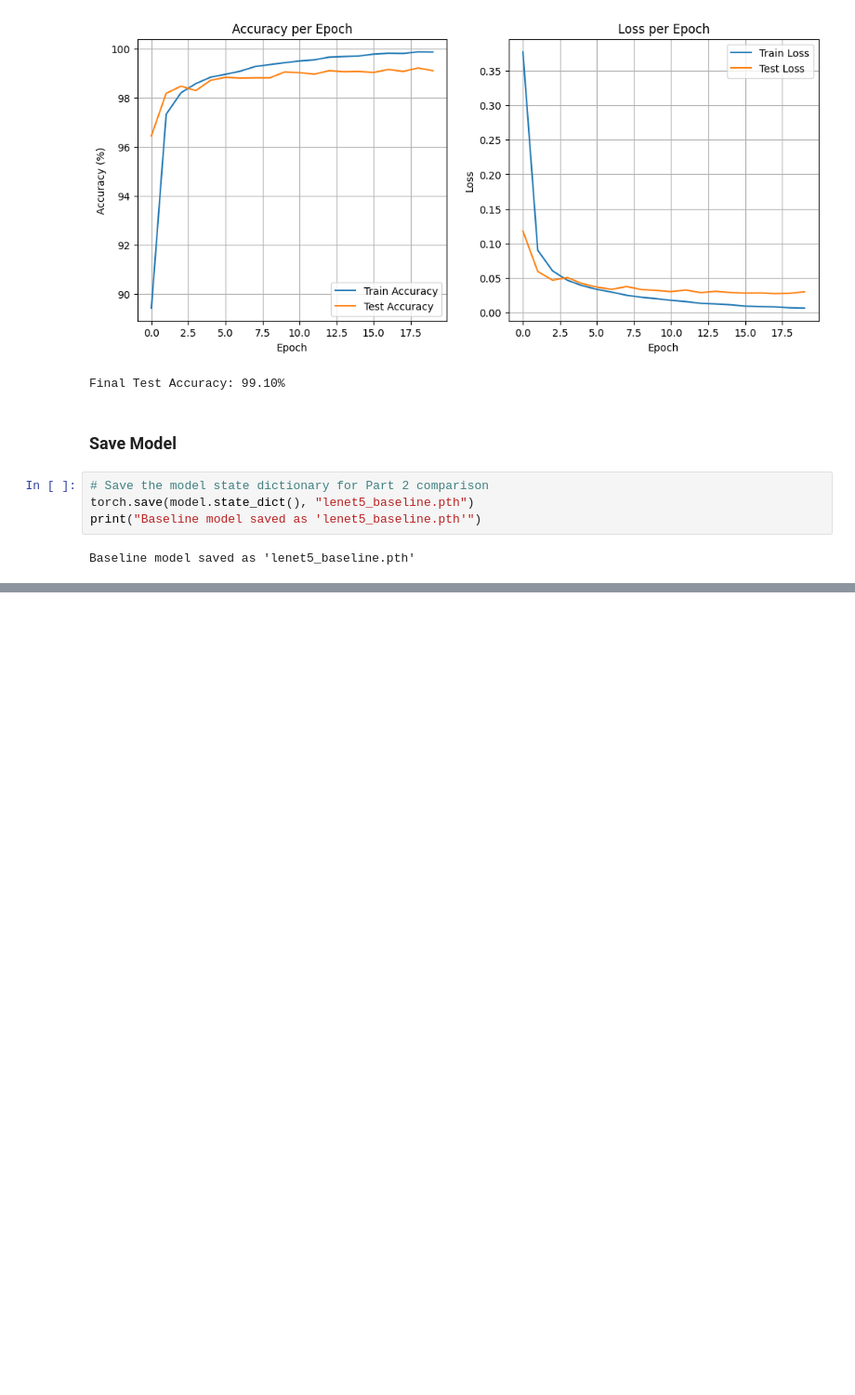
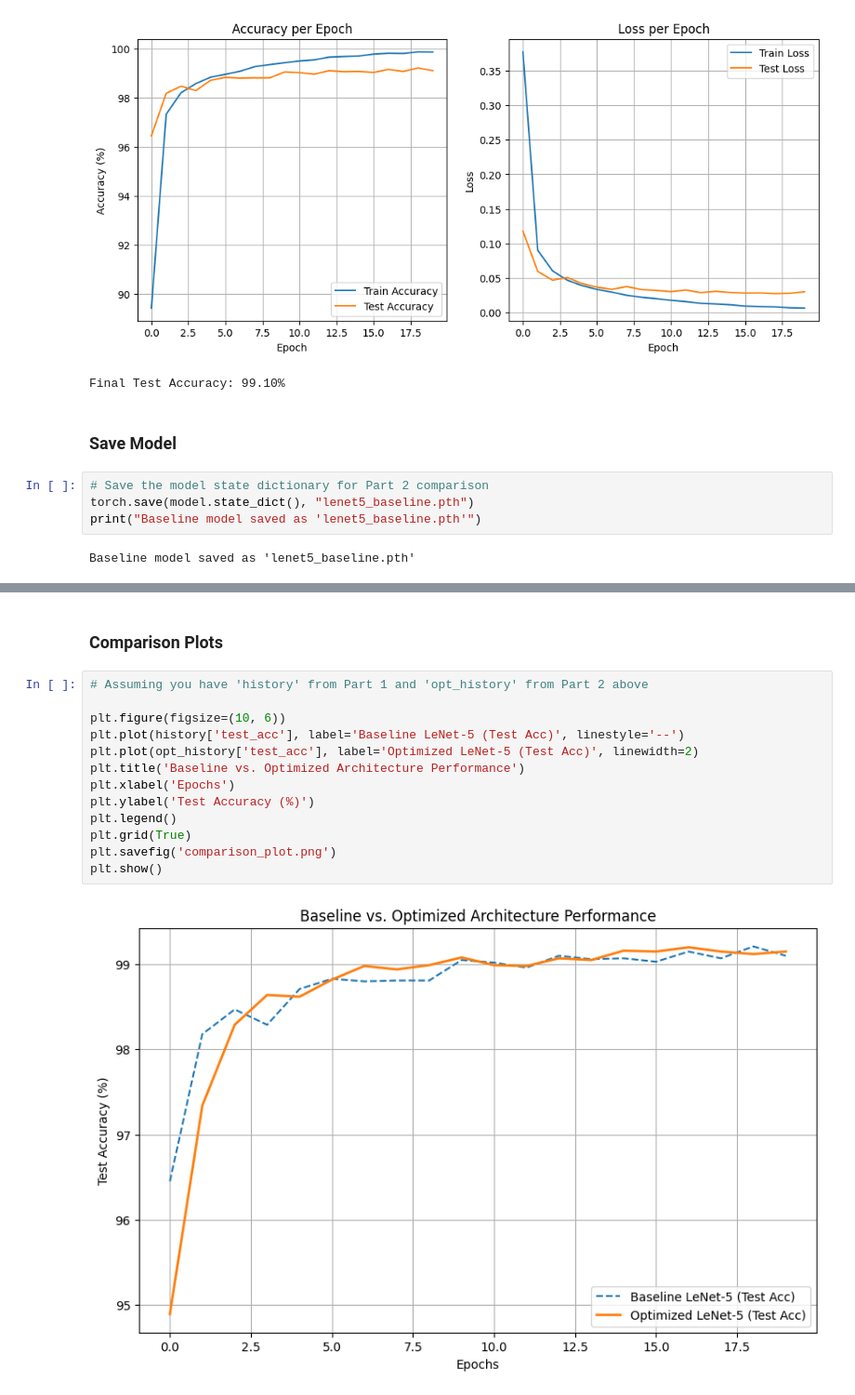
Before and after one commit to ValVel0/LeNet, a Jupyter notebook: lenet.ipynb, the cells around one changed output, grey strips where cells are left out. Shown at 93% size. Drawn from its saved outputs; the diff is of its cells as text; blank space fills up the shorter version.

Commit message:
Re-trained optimized model and added comparison plots

```diff
--- a/lenet.ipynb
+++ b/lenet.ipynb
@@ -252,0 +378,17 @@ Baseline model saved as 'lenet5_baseline.pth'
+# %% [markdown]
+### Comparison Plots
+# %%
+# Assuming you have 'history' from Part 1 and 'opt_history' from Part 2 above
+
+plt.figure(figsize=(10, 6))
+plt.plot(history['test_acc'], label='Baseline LeNet-5 (Test Acc)', linestyle='--')
+plt.plot(opt_history['test_acc'], label='Optimized LeNet-5 (Test Acc)', linewidth=2)
+plt.title('Baseline vs. Optimized Architecture Performance')
+plt.xlabel('Epochs')
+plt.ylabel('Test Accuracy (%)')
+plt.legend()
+plt.grid(True)
+plt.savefig('comparison_plot.png')
+plt.show()
+# %% [output]
+[figure, added]
```
Also changed, not shown: parts of 5 cells of this notebook.
